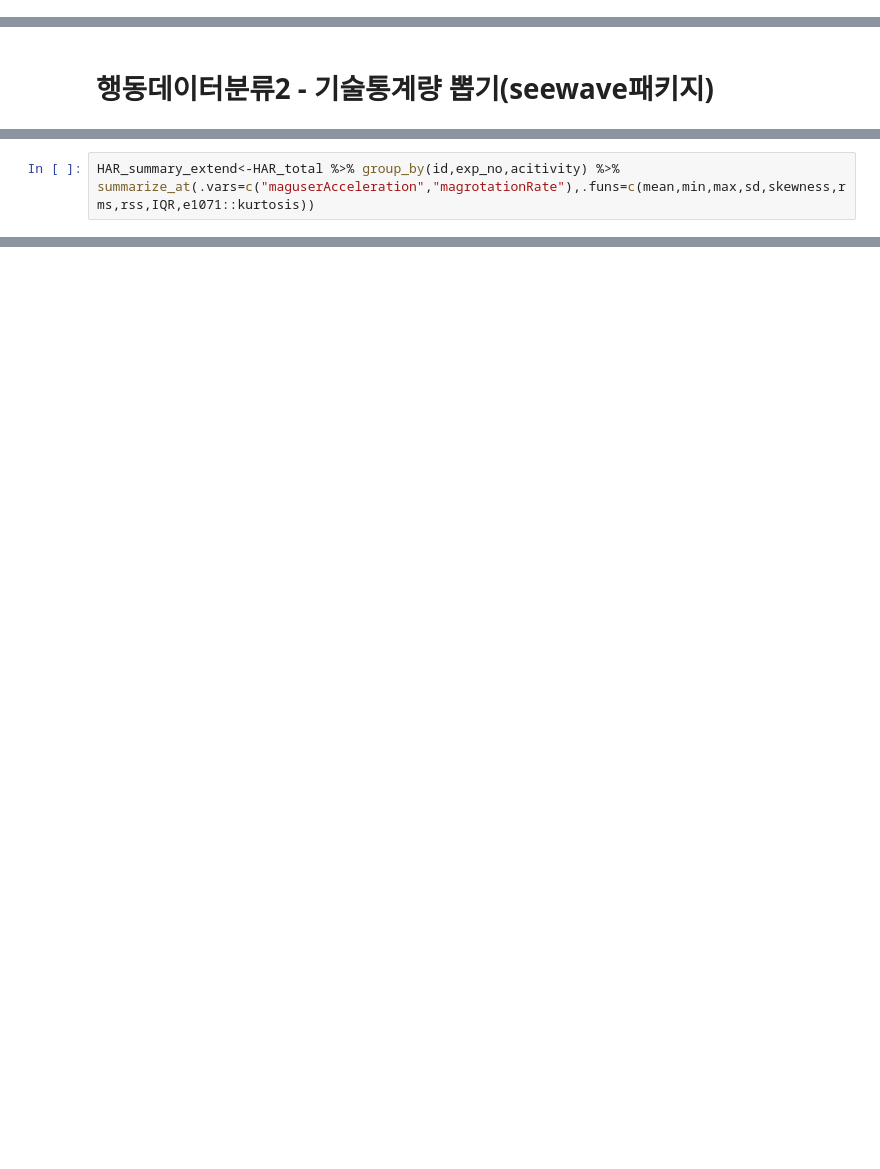
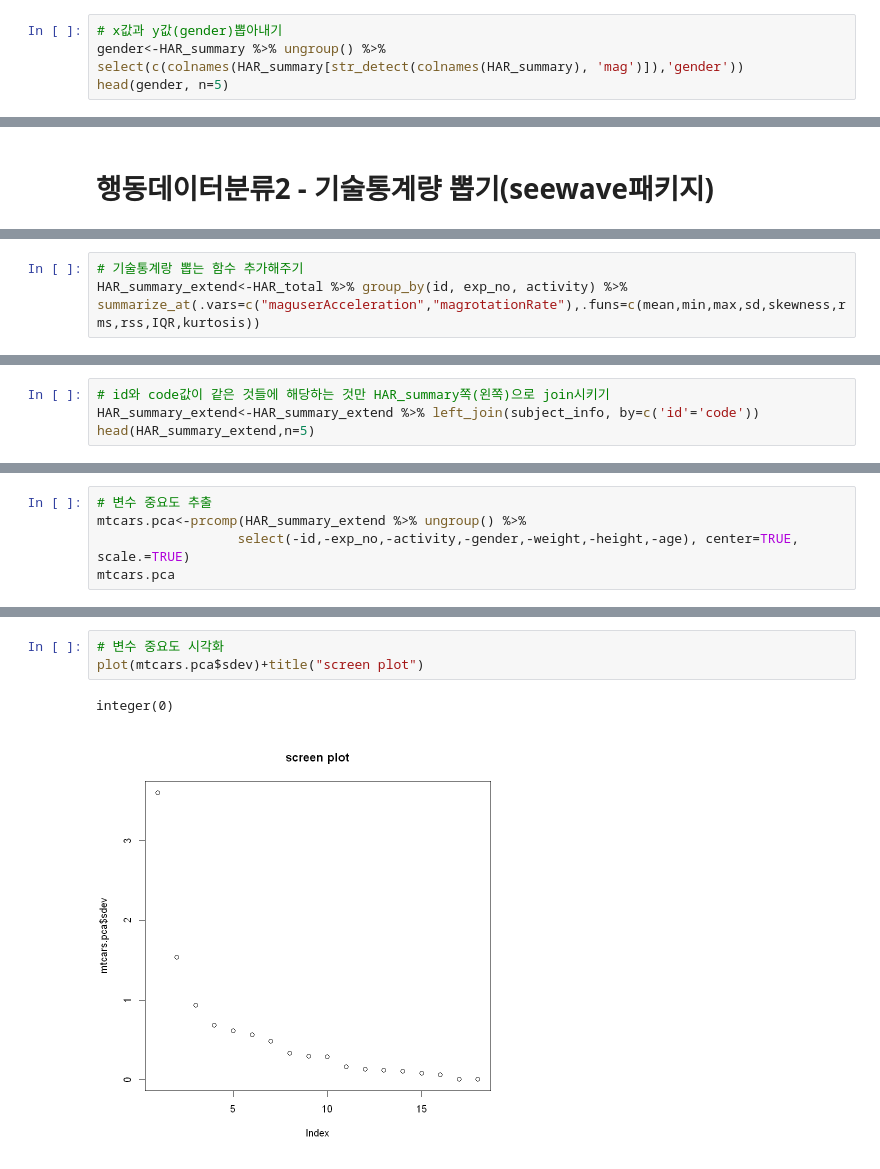
Before and after one commit to young-hun-jo/SCH_Univ_Course, a Jupyter notebook: Unstructured_data/HAR.ipynb, the cells around one changed output, grey strips where cells are left out. Cells and saved outputs as stored; diff of their text form; blank space fills up the shorter version.

```diff
--- a/Unstructured_data/HAR.ipynb
+++ b/Unstructured_data/HAR.ipynb
@@ -352,0 +448,4 @@ The downloaded binary packages are in
+# %%
+# x값과 y값(gender)뽑아내기
+gender<-HAR_summary %>% ungroup() %>% select(c(colnames(HAR_summary[str_detect(colnames(HAR_summary), 'mag')]),'gender'))
+head(gender, n=5)
@@ -371,3 +570,4 @@ library(tidyRSS)
 # %%
-HAR_summary_extend<-HAR_total %>% group_by(id,exp_no,acitivity) %>%
-summarize_at(.vars=c("maguserAcceleration","magrotationRate"),.funs=c(mean,min,max,sd,skewness,rms,rss,IQR,e1071::kurtosis))
+# 기술통계랑 뽑는 함수 추가해주기
+HAR_summary_extend<-HAR_total %>% group_by(id, exp_no, activity) %>%
+summarize_at(.vars=c("maguserAcceleration","magrotationRate"),.funs=c(mean,min,max,sd,skewness,rms,rss,IQR,kurtosis))
@@ -377,0 +583,4 @@ ERROR: Error in is_fun_list(.funs): 객체 'rss'를 찾을 수 없습니다
+# %%
+# id와 code값이 같은 것들에 해당하는 것만 HAR_summary쪽(왼쪽)으로 join시키기
+HAR_summary_extend<-HAR_summary_extend %>% left_join(subject_info, by=c('id'='code'))
+head(HAR_summary_extend,n=5)
@@ -377,0 +652,5 @@ ERROR: Error in is_fun_list(.funs): 객체 'rss'를 찾을 수 없습니다
+# %%
+# 변수 중요도 추출
+mtcars.pca<-prcomp(HAR_summary_extend %>% ungroup() %>%
+                  select(-id,-exp_no,-activity,-gender,-weight,-height,-age), center=TRUE, scale.=TRUE)
+mtcars.pca
@@ -377,0 +675,6 @@ ERROR: Error in is_fun_list(.funs): 객체 'rss'를 찾을 수 없습니다
+# %%
+# 변수 중요도 시각화
+plot(mtcars.pca$sdev)+title("screen plot")
+# %% [output]
+integer(0)
+[figure, added]
```
Also changed, not shown: parts of 42 cells of this notebook.
